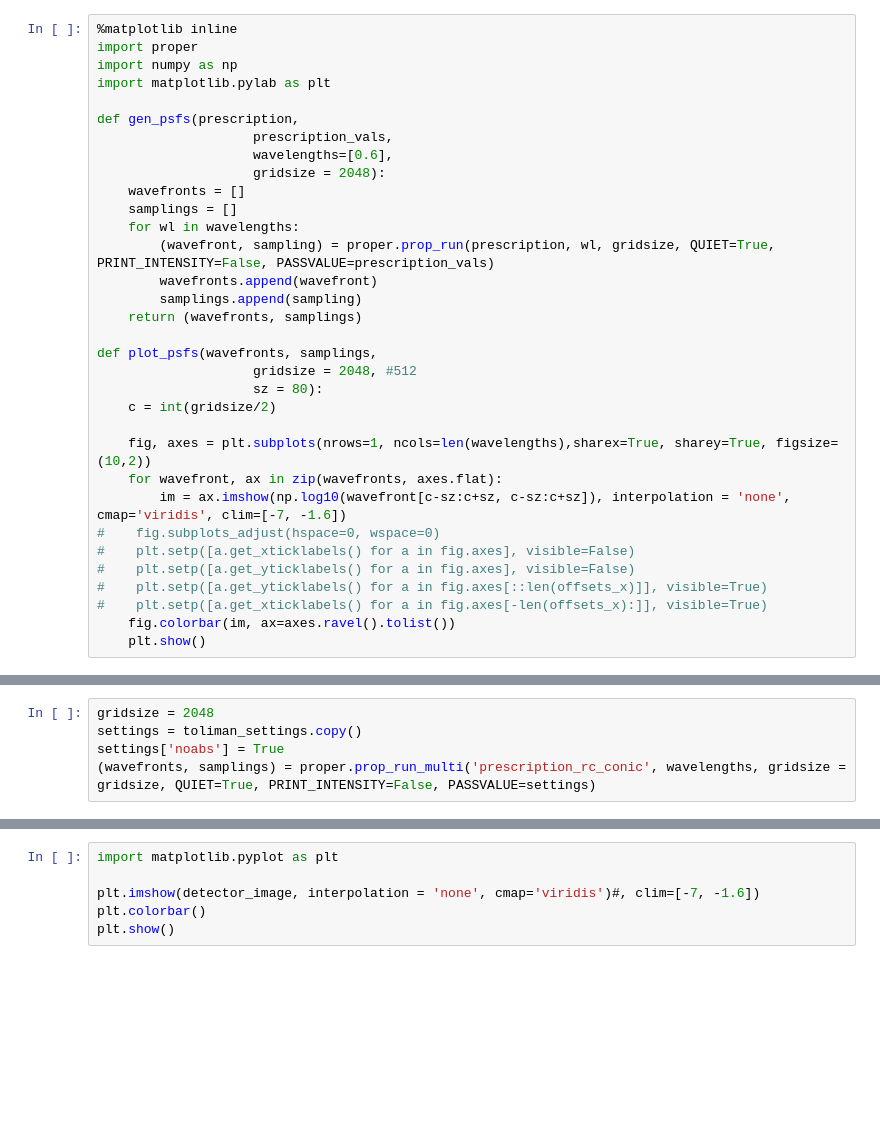
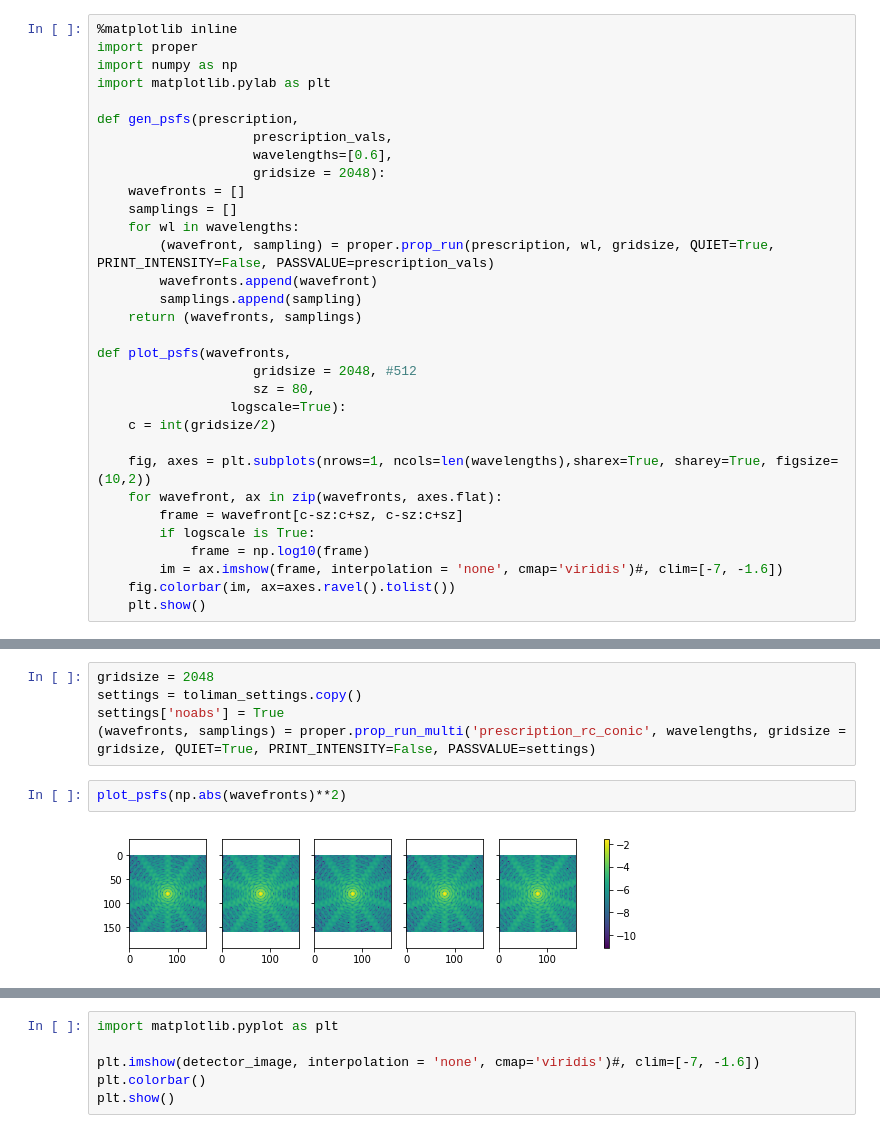
Before and after one commit to benjaminpope/toliman, a Jupyter notebook: image_modelling/toliman PROPER conic RC multi.ipynb, the cells around one changed output, grey strips where cells are left out. Drawn from its saved outputs; the diff is of its cells as text; blank space fills up the shorter version.

Commit message:
Diagnosing problems in constructing detector image

```diff
--- a/image_modelling/toliman PROPER conic RC multi.ipynb
+++ b/image_modelling/toliman PROPER conic RC multi.ipynb
@@ -51,19 +51,18 @@ def gen_psfs(prescription,
         samplings.append(sampling)
     return (wavefronts, samplings)
 
-def plot_psfs(wavefronts, samplings,
+def plot_psfs(wavefronts,
                     gridsize = 2048, #512
-                    sz = 80):
+                    sz = 80,
+                 logscale=True):
     c = int(gridsize/2)
 
     fig, axes = plt.subplots(nrows=1, ncols=len(wavelengths),sharex=True, sharey=True, figsize=(10,2))
     for wavefront, ax in zip(wavefronts, axes.flat):
-        im = ax.imshow(np.log10(wavefront[c-sz:c+sz, c-sz:c+sz]), interpolation = 'none', cmap='viridis', clim=[-7, -1.6])
-#    fig.subplots_adjust(hspace=0, wspace=0)
-#    plt.setp([a.get_xticklabels() for a in fig.axes], visible=False)
-#    plt.setp([a.get_yticklabels() for a in fig.axes], visible=False)
-#    plt.setp([a.get_yticklabels() for a in fig.axes[::len(offsets_x)]], visible=True)
-#    plt.setp([a.get_xticklabels() for a in fig.axes[-len(offsets_x):]], visible=True)
+        frame = wavefront[c-sz:c+sz, c-sz:c+sz]
+        if logscale is True:
+            frame = np.log10(frame)
+        im = ax.imshow(frame, interpolation = 'none', cmap='viridis')#, clim=[-7, -1.6])
     fig.colorbar(im, ax=axes.ravel().tolist())
     plt.show()
 # %%
@@ -146,6 +140,10 @@ gridsize = 2048
 settings = toliman_settings.copy()
 settings['noabs'] = True
 (wavefronts, samplings) = proper.prop_run_multi('prescription_rc_conic', wavelengths, gridsize = gridsize, QUIET=True, PRINT_INTENSITY=False, PASSVALUE=settings)
+# %%
+plot_psfs(np.abs(wavefronts)**2)
+# %% [output]
+[figure, added]
 # %%
 detector_pitch = 11.0e-6 # m/pixel
 npixels = 512
```
Also changed, not shown: parts of 8 cells of this notebook, 1 other file.
